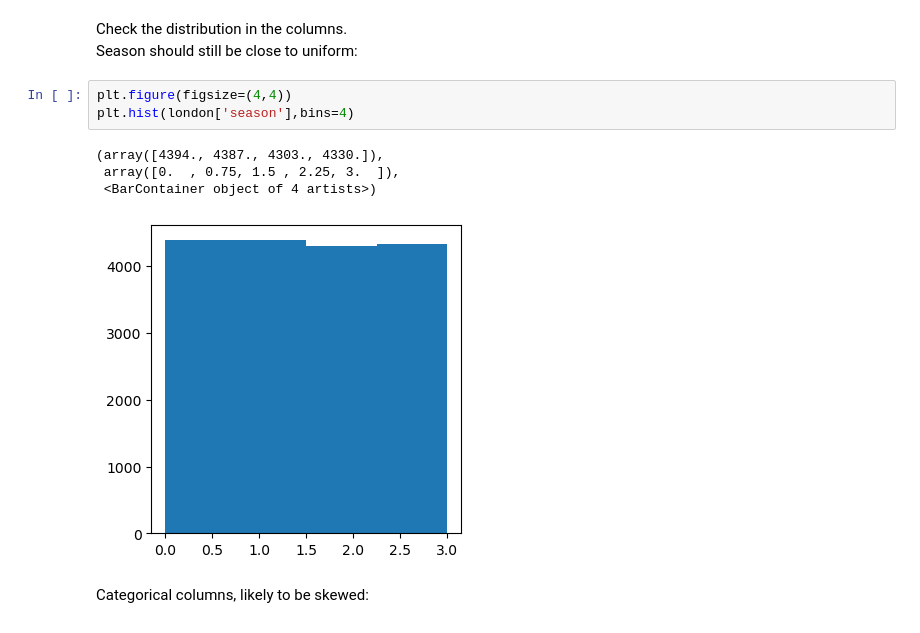
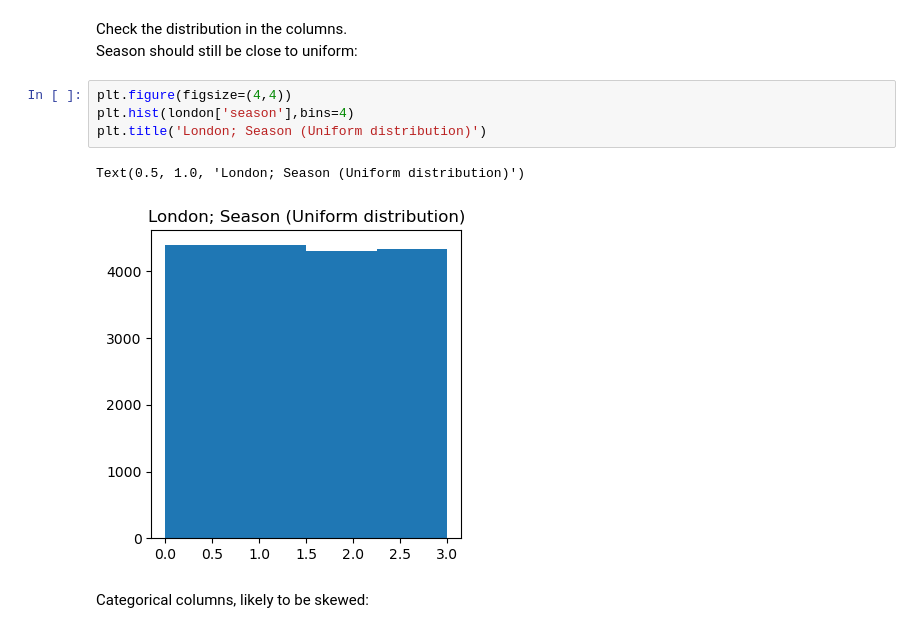
Before and after one commit to MeghanBarritt/bike-share-usage-prediction, a Jupyter notebook: notebooks/1-EDA.ipynb, the cells around one changed output. Drawn from its saved outputs; the diff is of its cells as text.

```diff
--- a/notebooks/1-EDA.ipynb
+++ b/notebooks/1-EDA.ipynb
@@ -269,11 +336,10 @@ Season should still be close to uniform:
 # %%
 plt.figure(figsize=(4,4))
 plt.hist(london['season'],bins=4)
+plt.title('London; Season (Uniform distribution)')
 # %% [output]
-(array([4394., 4387., 4303., 4330.]),
- array([0.  , 0.75, 1.5 , 2.25, 3.  ]),
- <BarContainer object of 4 artists>)
+Text(0.5, 1.0, 'London; Season (Uniform distribution)')
-[figure, old version]
+[figure, new version]
 # %% [markdown]
 Categorical columns, likely to be skewed:
 # %%
```
Also changed, not shown: parts of 31 cells of this notebook, 13 other files.
